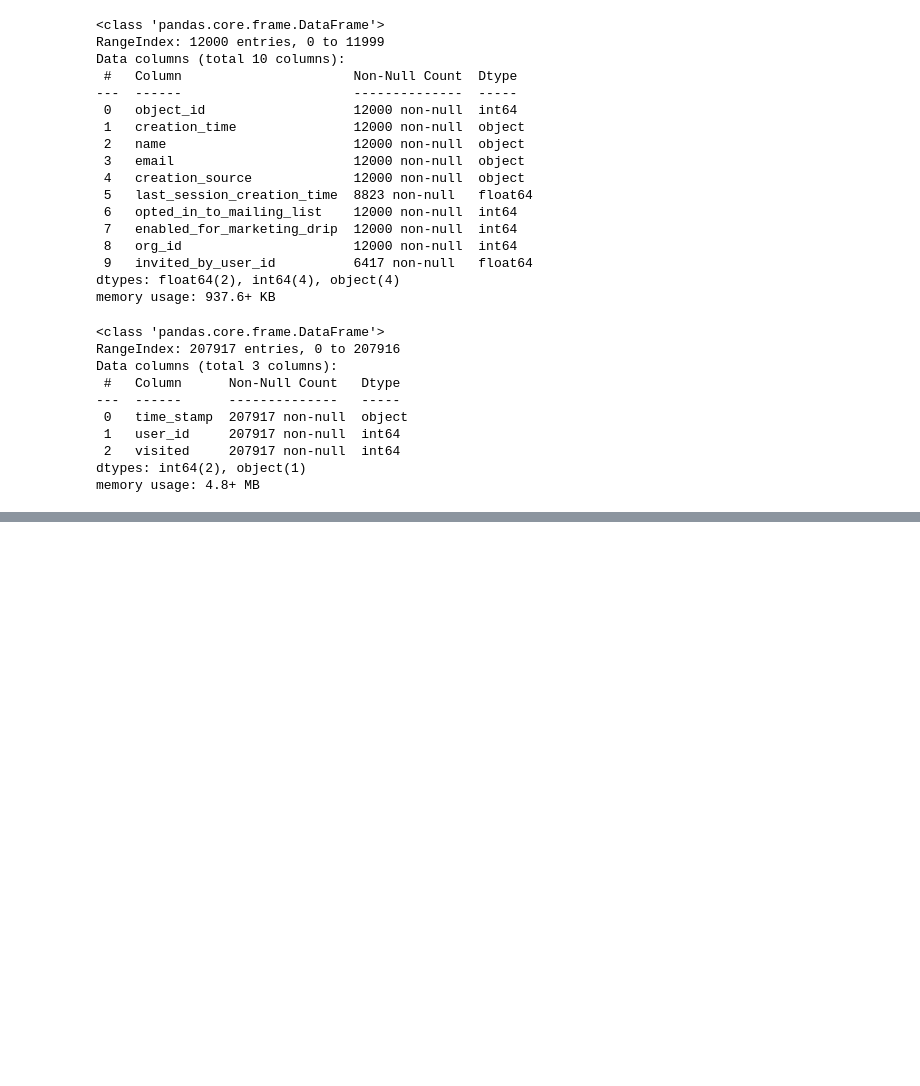
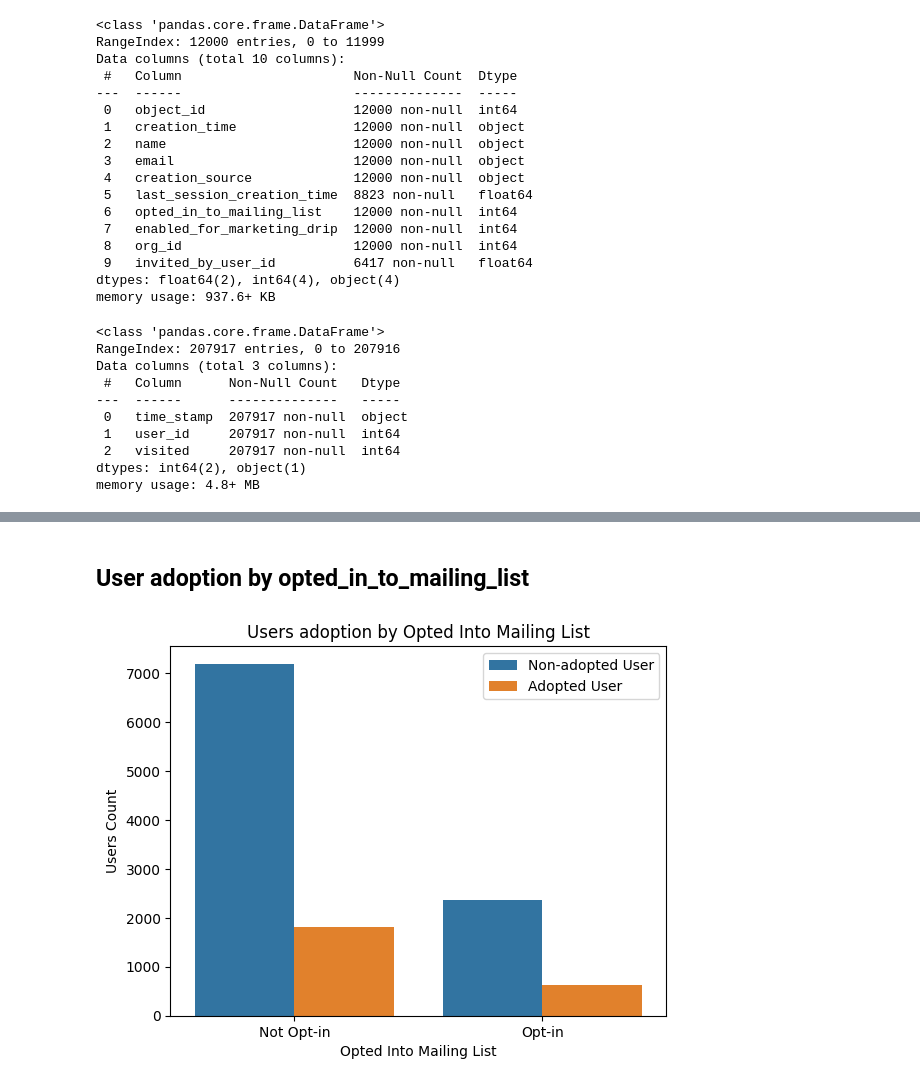
Before and after one commit to dqminhv/relax-inc, a Jupyter notebook: RelaxInc.ipynb, the cells around one changed output, grey strips where cells are left out. Cells and saved outputs as stored; diff of their text form; code cells hidden in the pictures; blank space fills up the shorter version.

```diff
--- a/RelaxInc.ipynb
+++ b/RelaxInc.ipynb
@@ -118,0 +146,12 @@ users.head()
+# %% [markdown]
+## User adoption by opted_in_to_mailing_list
+# %%
+sns.countplot(x="opted_in_to_mailing_list", hue="is_adopted", data=users)
+plt.title('Users adoption by Opted Into Mailing List')
+plt.xlabel('Opted Into Mailing List')
+plt.ylabel('Users Count')
+plt.legend(labels=["Non-adopted User", "Adopted User"], loc="upper right")
+plt.xticks([0,1], ['Not Opt-in', 'Opt-in'])
+plt.show()
+# %% [output]
+[figure, added]
```
Also changed, not shown: parts of 50 cells of this notebook.
